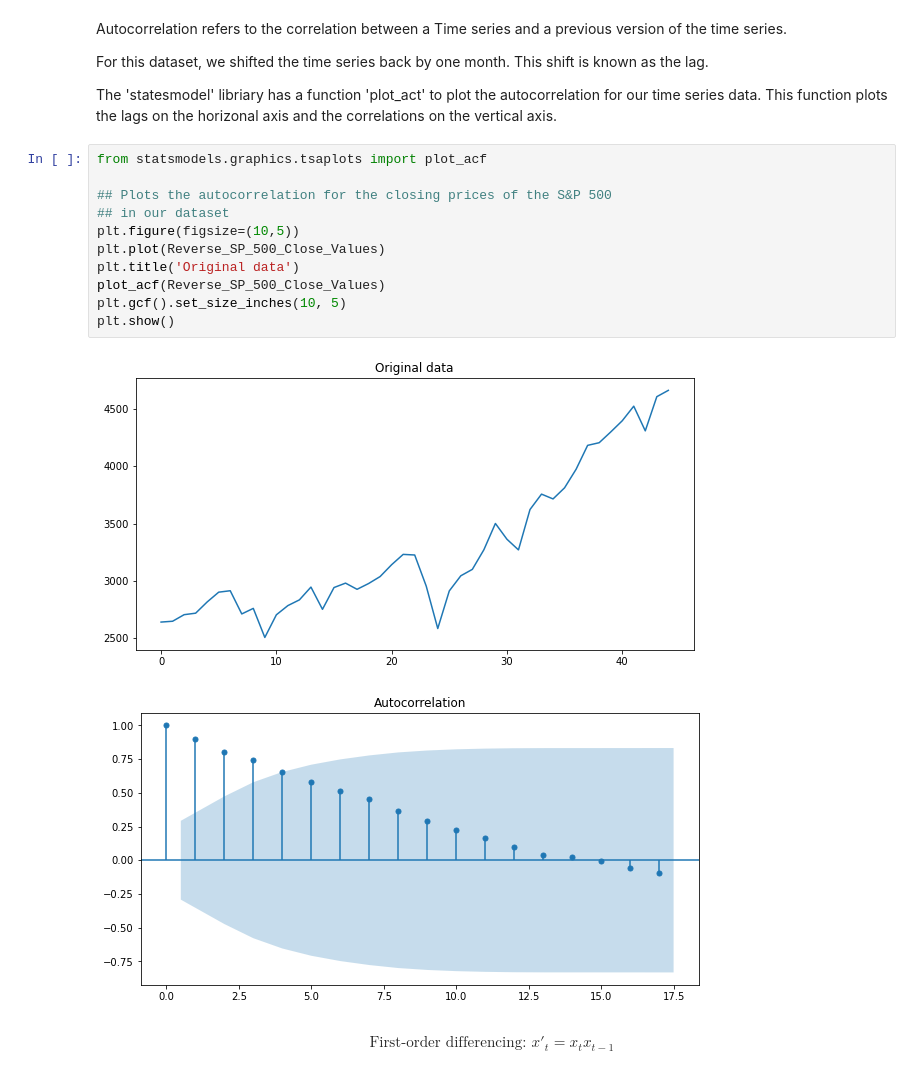
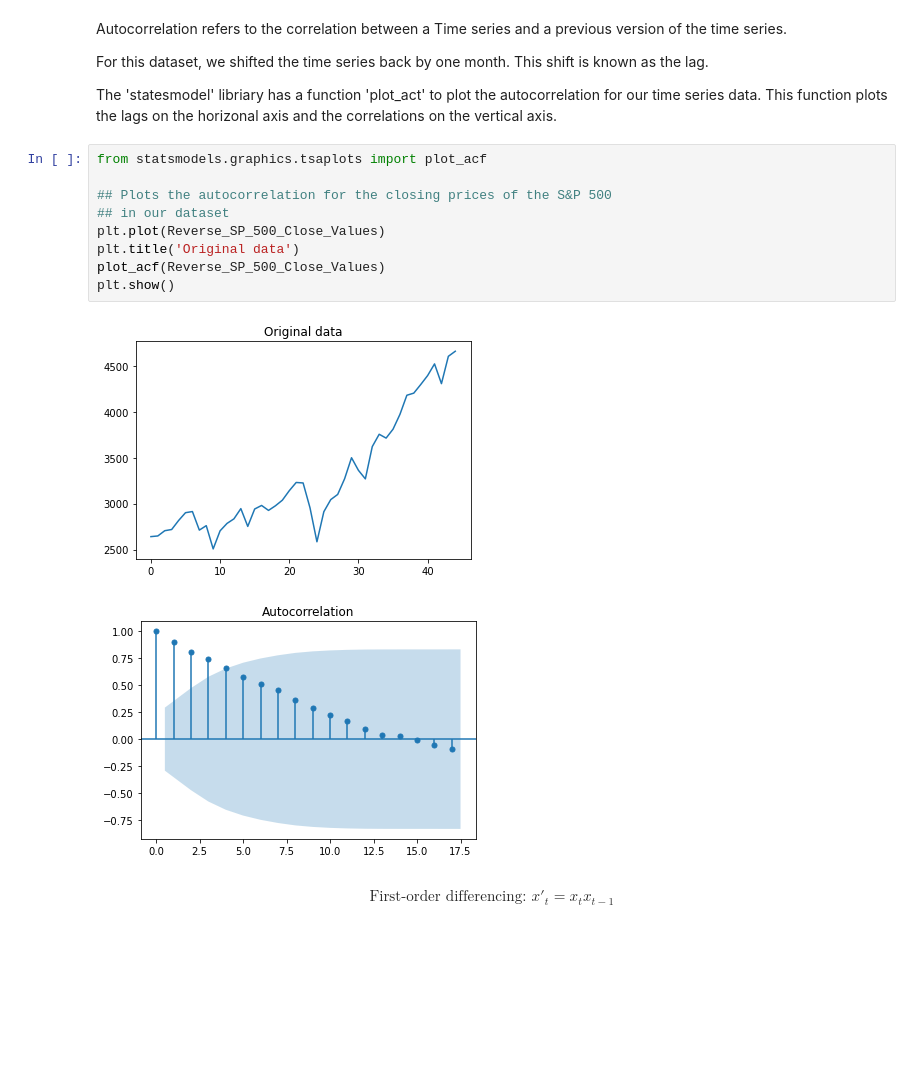
Before and after one commit to Ciaran-Carroll/college, a Jupyter notebook: Time Series Analysis.ipynb, the cells around one changed output. Cells and saved outputs as stored; diff of their text form; blank space fills up the shorter version.

```diff
--- a/Time Series Analysis.ipynb
+++ b/Time Series Analysis.ipynb
@@ -284,17 +205,15 @@ The 'statesmodel' libriary has a function 'plot_act' to plot the autocorrelation
 # %%
 from statsmodels.graphics.tsaplots import plot_acf
 
 ## Plots the autocorrelation for the closing prices of the S&P 500
 ## in our dataset
-plt.figure(figsize=(10,5))
 plt.plot(Reverse_SP_500_Close_Values)
 plt.title('Original data')
 plot_acf(Reverse_SP_500_Close_Values)
-plt.gcf().set_size_inches(10, 5)
 plt.show()
 # %% [output]
-[figure, old version]
+[figure, new version]
-[figure, old version]
+[figure, new version]
 # %% [markdown]
 $$ \text{First-order differencing: } x'_t = x_t x_{t -1} $$
 # %% [markdown]
```
Also changed, not shown: parts of 55 cells of this notebook.
